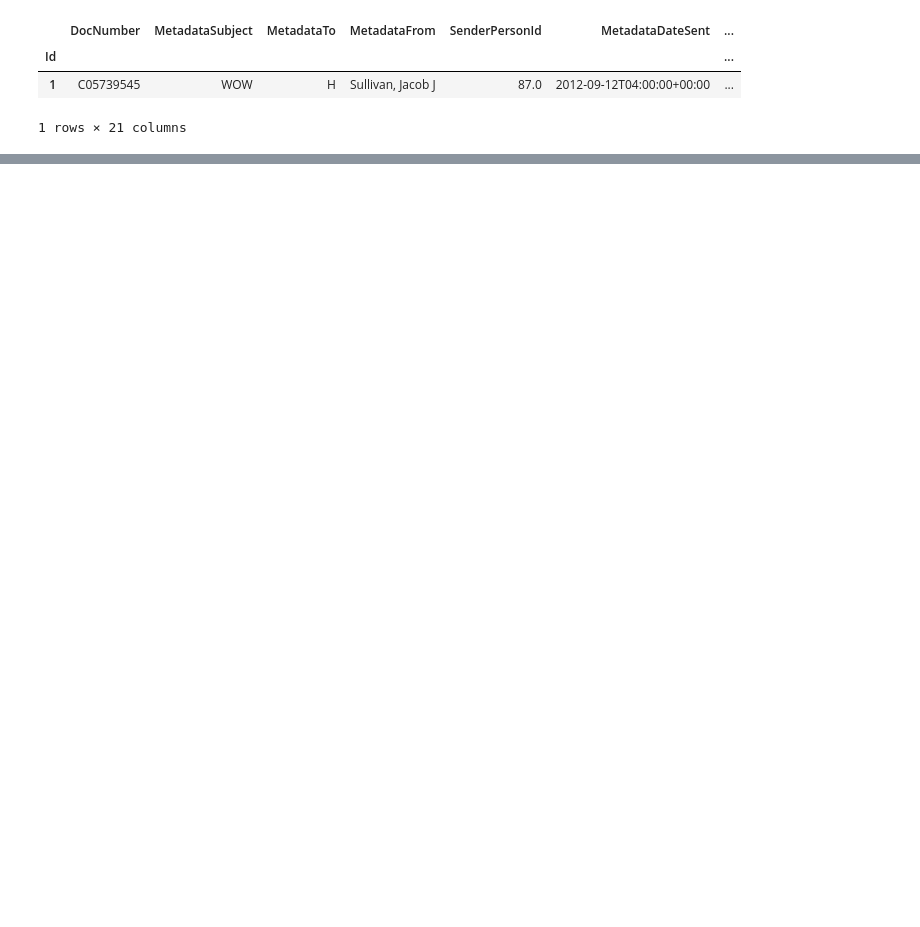
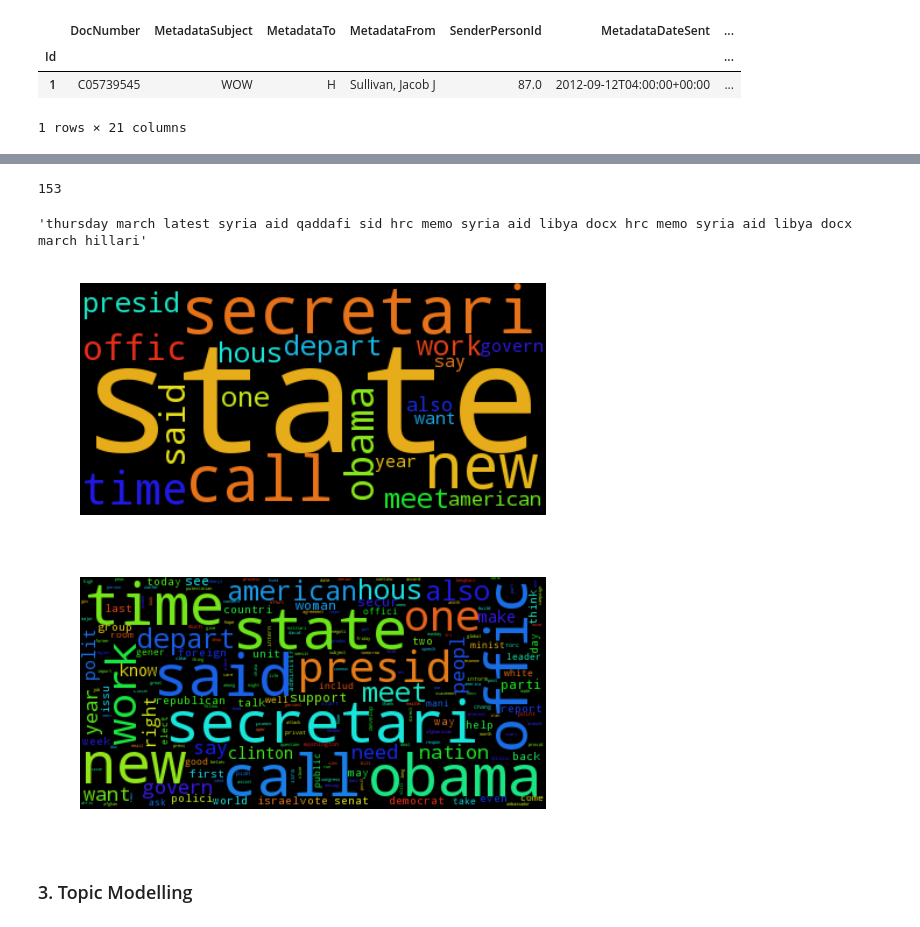
Before and after one commit to cipri-tom/Homework, a Jupyter notebook: 05 - Taming Text/HW5_version_1.ipynb, the cells around one changed output, grey strips where cells are left out. Saved outputs shown, nothing was run; the diff lists cells and outputs as text; code cells hidden in the pictures; blank space fills up the shorter version.

```diff
--- a/05 - Taming Text/HW5_version_1.ipynb
+++ b/05 - Taming Text/HW5_version_1.ipynb
@@ -72,0 +75,2 @@ plt.show()
+# %%
+email_bodies = emails['ExtractedBodyText']
@@ -72,0 +81,2 @@ plt.show()
+# %%
+email_bodies.fillna("", inplace=True)
@@ -72,0 +123,5 @@ plt.show()
+# %%
+from nltk.corpus import stopwords # Import the stop word list
+len(stopwords.words("english"))
+# %% [output]
+153
@@ -72,0 +162,28 @@ plt.show()
+# %%
+email_bodies = email_bodies.map(preprocess_email)
+# %%
+email_bodies[2]
+# %% [output]
+'thursday march latest syria aid qaddafi sid hrc memo syria aid libya docx hrc memo syria aid libya docx march hillari'
+# %%
+cleaned_email_full_texts = email_bodies.str.cat()
+# %%
+# Generate a word cloud image
+wordcloud = WordCloud(max_words=20).generate(cleaned_email_full_texts)
+
+# Display the generated image:
+# the matplotlib way:
+plt.imshow(wordcloud)
+plt.axis("off")
+
+# lower max_font_size
+wordcloud = WordCloud(max_font_size=50).generate(cleaned_email_full_texts)
+plt.figure()
+plt.imshow(wordcloud)
+plt.axis("off")
+plt.show()
+# %% [output]
+[figure, added]
+[figure, added]
+# %% [markdown]
+### 3. Topic Modelling
```
Also changed, not shown: parts of 26 cells of this notebook.
